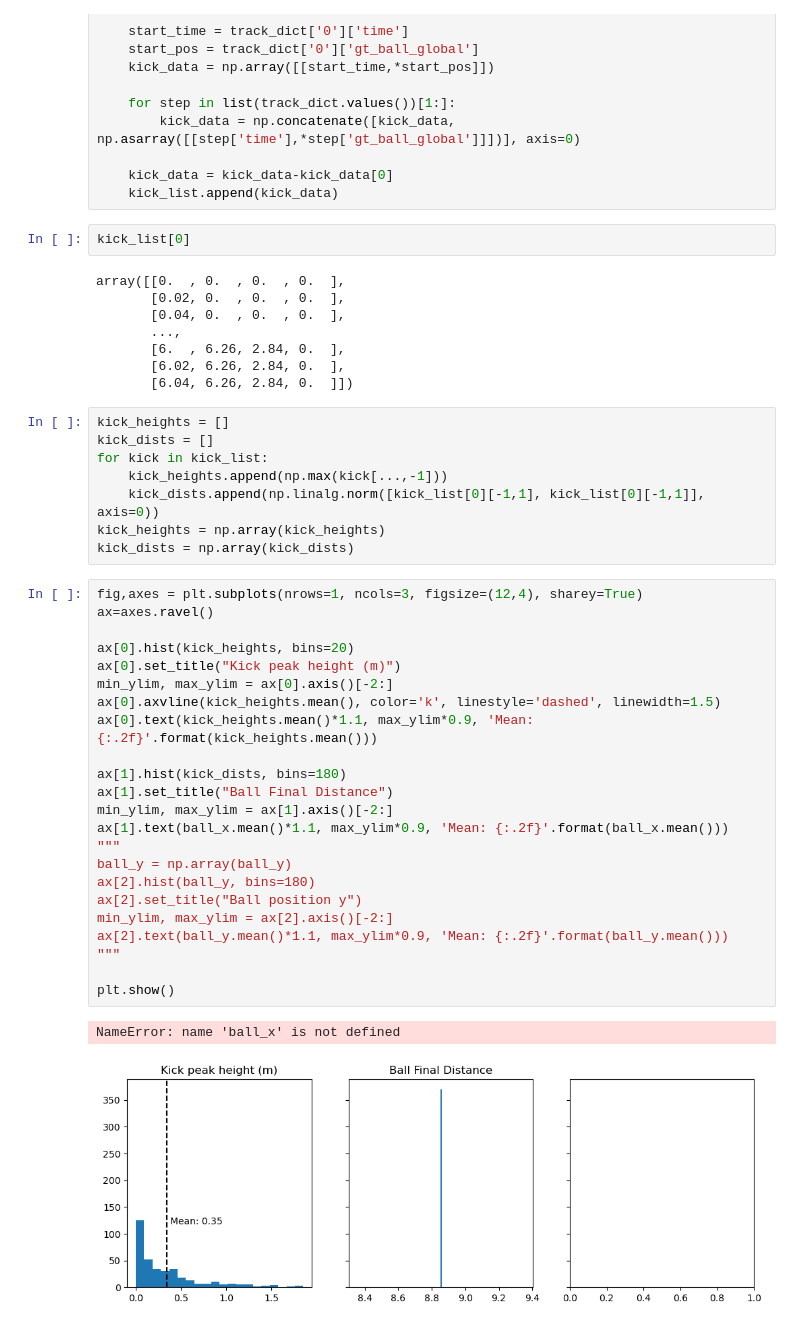
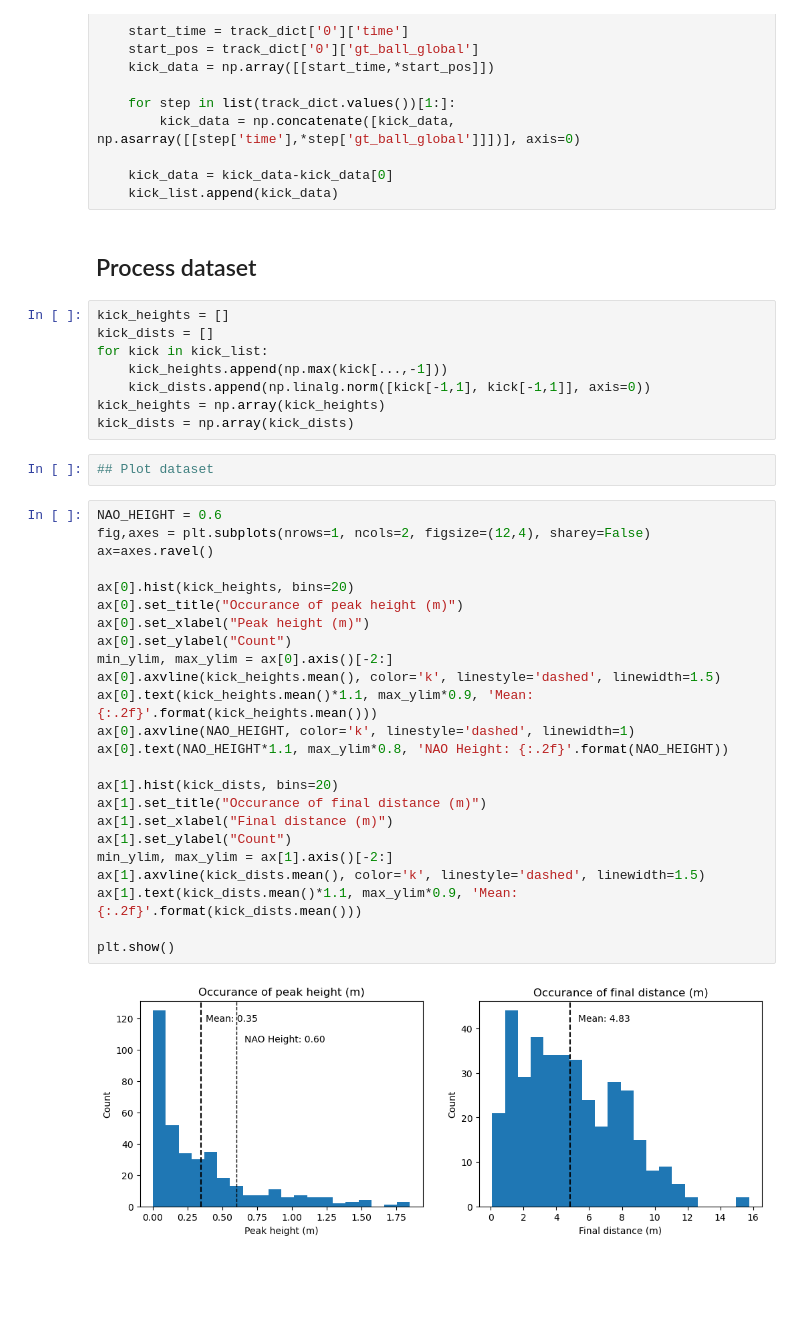
Before and after one commit to 262882/msc_trackdata_wrangling, a Jupyter notebook: notebook/tracking_stats.ipynb, the cells around one changed output. Saved outputs shown, nothing was run; the diff lists cells and outputs as text; blank space fills up the shorter version.

Commit message:
Update plotting

```diff
--- a/notebook/tracking_stats.ipynb
+++ b/notebook/tracking_stats.ipynb
@@ -24,47 +24,41 @@ for data_item in data_list:
 
     kick_data = kick_data-kick_data[0]
     kick_list.append(kick_data)
-# %%
-kick_list[0]
-# %% [output]
-array([[0.  , 0.  , 0.  , 0.  ],
-       [0.02, 0.  , 0.  , 0.  ],
-       [0.04, 0.  , 0.  , 0.  ],
-       ...,
-       [6.  , 6.26, 2.84, 0.  ],
-       [6.02, 6.26, 2.84, 0.  ],
-       [6.04, 6.26, 2.84, 0.  ]])
+# %% [markdown]
+## Process dataset
 # %%
 kick_heights = []
 kick_dists = []
 for kick in kick_list:
     kick_heights.append(np.max(kick[...,-1]))
-    kick_dists.append(np.linalg.norm([kick_list[0][-1,1], kick_list[0][-1,1]], axis=0))
+    kick_dists.append(np.linalg.norm([kick[-1,1], kick[-1,1]], axis=0))
 kick_heights = np.array(kick_heights)
 kick_dists = np.array(kick_dists)
+# %%
+## Plot dataset
 # %%
-fig,axes = plt.subplots(nrows=1, ncols=3, figsize=(12,4), sharey=True)
+NAO_HEIGHT = 0.6
+fig,axes = plt.subplots(nrows=1, ncols=2, figsize=(12,4), sharey=False)
 ax=axes.ravel()
 
 ax[0].hist(kick_heights, bins=20)
-ax[0].set_title("Kick peak height (m)")
+ax[0].set_title("Occurance of peak height (m)")
+ax[0].set_xlabel("Peak height (m)")
+ax[0].set_ylabel("Count")
 min_ylim, max_ylim = ax[0].axis()[-2:]
 ax[0].axvline(kick_heights.mean(), color='k', linestyle='dashed', linewidth=1.5)
 ax[0].text(kick_heights.mean()*1.1, max_ylim*0.9, 'Mean: {:.2f}'.format(kick_heights.mean()))
+ax[0].axvline(NAO_HEIGHT, color='k', linestyle='dashed', linewidth=1)
+ax[0].text(NAO_HEIGHT*1.1, max_ylim*0.8, 'NAO Height: {:.2f}'.format(NAO_HEIGHT))
 
-ax[1].hist(kick_dists, bins=180)
-ax[1].set_title("Ball Final Distance")
+ax[1].hist(kick_dists, bins=20)
+ax[1].set_title("Occurance of final distance (m)")
+ax[1].set_xlabel("Final distance (m)")
+ax[1].set_ylabel("Count")
 min_ylim, max_ylim = ax[1].axis()[-2:]
-ax[1].text(ball_x.mean()*1.1, max_ylim*0.9, 'Mean: {:.2f}'.format(ball_x.mean()))
-"""
-ball_y = np.array(ball_y)
-ax[2].hist(ball_y, bins=180)
-ax[2].set_title("Ball position y")
-min_ylim, max_ylim = ax[2].axis()[-2:]
-ax[2].text(ball_y.mean()*1.1, max_ylim*0.9, 'Mean: {:.2f}'.format(ball_y.mean()))
-"""
+ax[1].axvline(kick_dists.mean(), color='k', linestyle='dashed', linewidth=1.5)
+ax[1].text(kick_dists.mean()*1.1, max_ylim*0.9, 'Mean: {:.2f}'.format(kick_dists.mean()))
 
 plt.show()
 # %% [output]
-NameError: name 'ball_x' is not defined
-[figure, old version]
+[figure, new version]
```
Also changed, not shown: parts of 1 cell of this notebook.
